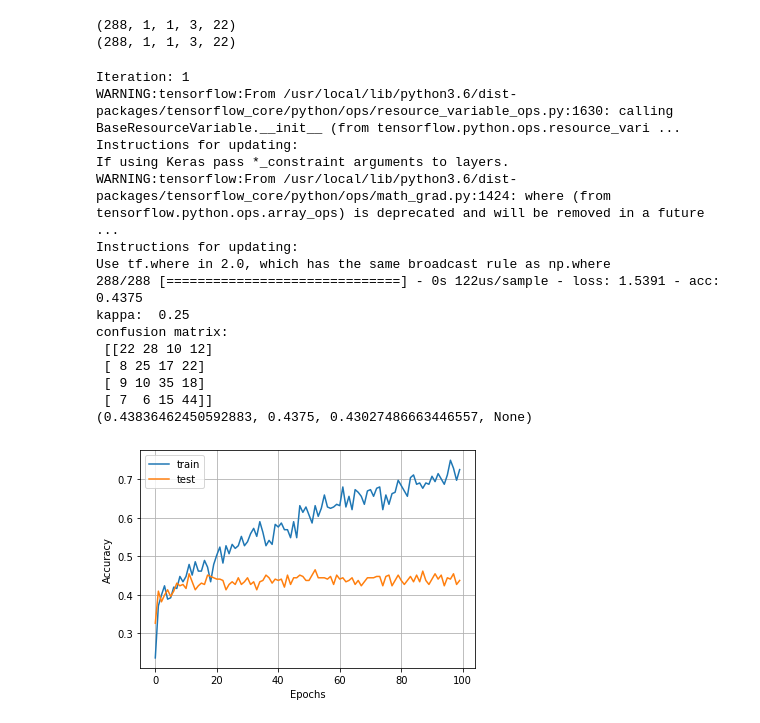
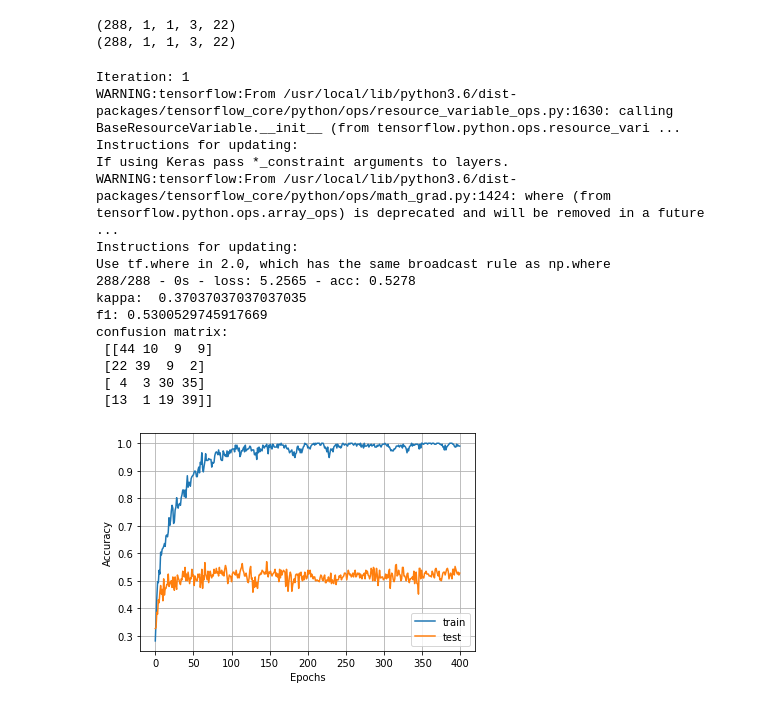
Before and after one commit to EdgarMoyete/Deep-Learning-BCI-IV-2a, a Jupyter notebook: RWE_DWT/ConvLSTM2D.ipynb, the cells around one changed output. Saved outputs shown, nothing was run; the diff lists cells and outputs as text; code cells hidden in the pictures.

```diff
--- a/RWE_DWT/ConvLSTM2D.ipynb
+++ b/RWE_DWT/ConvLSTM2D.ipynb
@@ -80,82 +89,88 @@ print(x_test.shape)
 # %% [output]
 (288, 1, 1, 3, 22)
 (288, 1, 1, 3, 22)
+# %%
+def Conv_LSTM_2D():
+  model = Sequential()
+  model.add(ConvLSTM2D(128, (1,3), activation='relu', padding='same',
+                       input_shape=x_train.shape[1:]))
+  model.add(Dropout(0.2))
+  model.add(Flatten())
+  model.add(Dense(128, activation='relu'))
+  model.add(Dropout(0.2))
+  model.add(Dense(n_classes, activation='softmax'))
+
+  optimizer = Adam(lr=1e-3)
+  model.compile(optimizer=optimizer,
+                loss='sparse_categorical_crossentropy',
+                metrics=['accuracy'])
+  return model
 # %%
-array_test_loss = []
-array_test_acc = []
+array_loss = []
+array_acc = []
 array_kappa = []
-array_precision = []
-array_recall = []
 array_f1 = []
-for i in range(10):
+for i in range(5):
     print("Iteration:", i+1);
 
-    model = Sequential()
-    model.add(ConvLSTM2D(32, (1,3), activation='relu', input_shape=(1,1,3,22)))
-    model.add(Dropout(0.2))
-    model.add(Flatten())
-    model.add(Dense(64, activation='relu'))
-    model.add(Dropout(0.2))
-    model.add(Dense(n_classes, activation='softmax'))
+    model = Conv_LSTM_2D()
 
-    model.compile(optimizer='adam',
-              loss='sparse_categorical_crossentropy',
-              metrics=['accuracy'])
-    history = model.fit(x_train, y_train, epochs=100, batch_size=18, validation_data=(x_test, y_test), verbose=0)
-    test_loss, test_acc = model.evaluate(x_test, y_test)
-    array_test_loss.append(test_loss)
-    array_test_acc.append(test_acc)
+    history = model.fit(x_train, y_train, epochs=400, batch_size=18,
+                        validation_data=(x_test, y_test), verbose=0)
+
+    test_loss, test_acc = model.evaluate(x_test, y_test, verbose=2)
+    array_loss.append(test_loss)
+    array_acc.append(test_acc)
 
     probabilidades = model.predict(x_test)
     y_pred = np.argmax(probabilidades, 1) #1=fila
+
     kappa = cohen_kappa_score(y_test, y_pred)
+    array_kappa.append(kappa)
     print("kappa: ", kappa)
-    array_kappa.append(kappa)
+
+    f1 = f1_score(y_test, y_pred, average='macro')
+    array_f1.append(f1)
+    print("f1:", f1)
+
     matriz_confusion = confusion_matrix(y_test, y_pred)
     print("confusion matrix:\n", matriz_confusion)
-    metricas = precision_recall_fscore_support(y_test, y_pred, average='macro')
-    print(metricas)
-    array_precision.append(metricas[0])
-    array_recall.append(metricas[1])
-    array_f1.append(metricas[2])
 
     plt.plot(history.history['acc'])
     plt.plot(history.history['val_acc'])
     plt.grid()
     plt.xlabel('Epochs')
     plt.ylabel('Accuracy')
     plt.legend(['train', 'test'])
     plt.show()
     plt.plot(history.history['loss'])
     plt.plot(history.history['val_loss'])
     plt.grid()
     plt.xlabel('Epochs')
     plt.ylabel('Cross-Entropy')
     plt.legend(['train', 'test'])
     plt.show()
 
 print()
 print("Resultados:")
-print("loss:", array_test_loss)
-print("accuracy:", array_test_acc)
+print("loss:", array_loss)
+print("accuracy:", array_acc)
 print("kappa:", array_kappa)
-print("precision:", array_precision)
-print("recall:", array_recall)
 print("f1:", array_f1)
 # %% [output]
 Iteration: 1
 WARNING:tensorflow:From /usr/local/lib/python3.6/dist-packages/tensorflow_core/python/ops/resource_variable_ops.py:1630: calling BaseResourceVariable.__init__ (from tensorflow.python.ops.resource_vari ...
 Instructions for updating:
 If using Keras pass *_constraint arguments to layers.
 WARNING:tensorflow:From /usr/local/lib/python3.6/dist-packages/tensorflow_core/python/ops/math_grad.py:1424: where (from tensorflow.python.ops.array_ops) is deprecated and will be removed in a future  ...
 Instructions for updating:
 Use tf.where in 2.0, which has the same broadcast rule as np.where
-288/288 [==============================] - 0s 122us/sample - loss: 1.5391 - acc: 0.4375
-kappa:  0.25
+288/288 - 0s - loss: 5.2565 - acc: 0.5278
+kappa:  0.37037037037037035
+f1: 0.5300529745917669
 confusion matrix:
- [[22 28 10 12]
- [ 8 25 17 22]
- [ 9 10 35 18]
- [ 7  6 15 44]]
-(0.43836462450592883, 0.4375, 0.43027486663446557, None)
+ [[44 10  9  9]
+ [22 39  9  2]
+ [ 4  3 30 35]
+ [13  1 19 39]]
-[figure, old version]
+[figure, new version]
```
Also changed, not shown: parts of 9 cells of this notebook, 16 other files.
